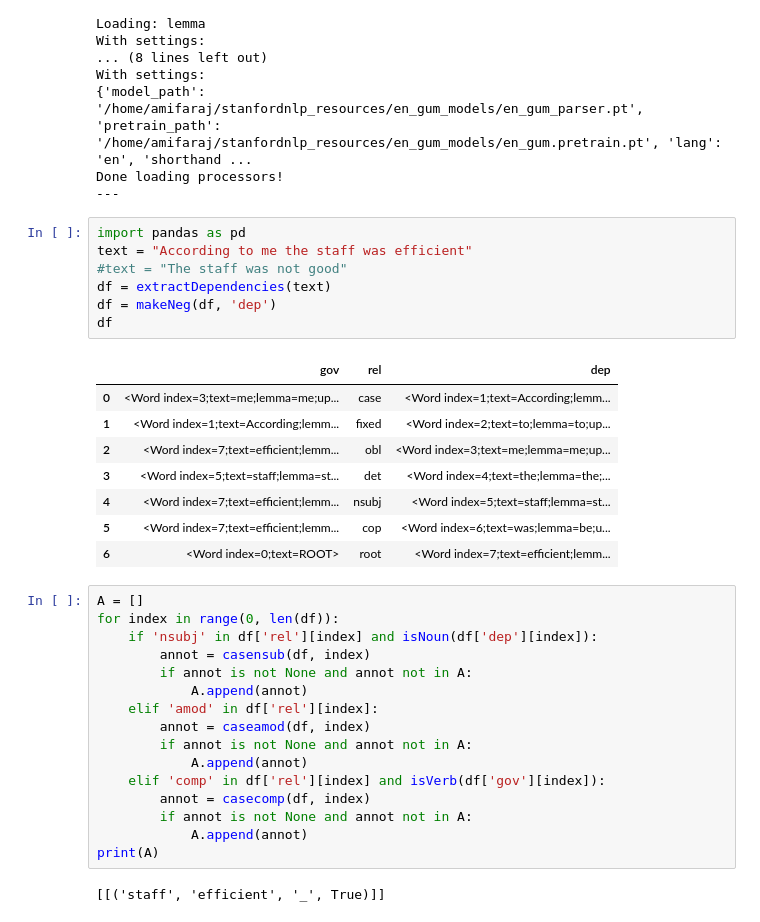
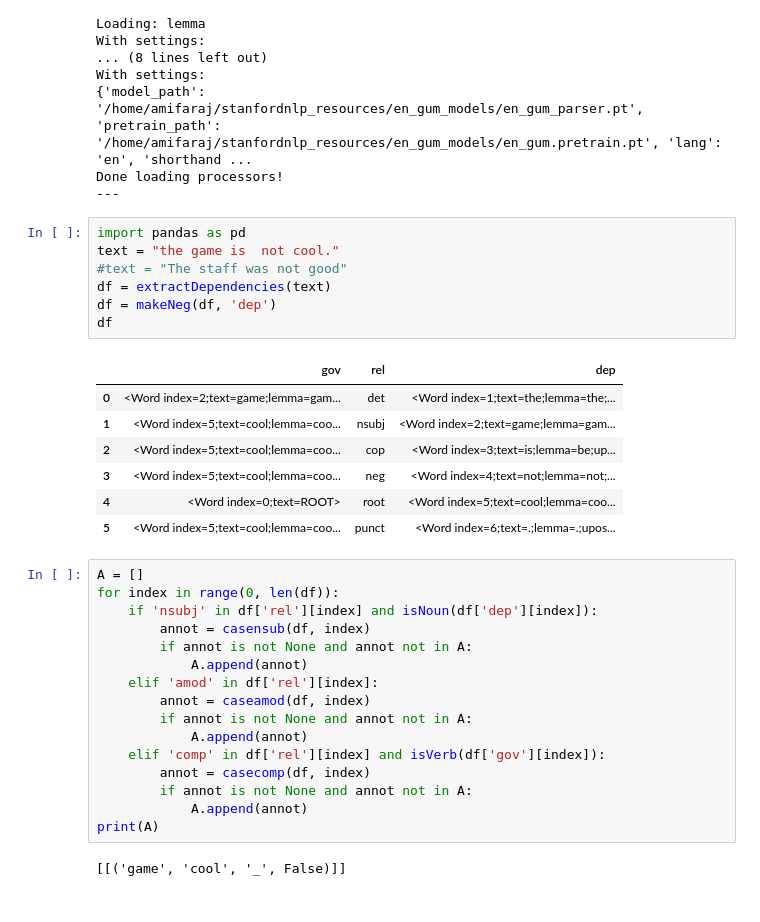
Before and after one commit to amprova/WE_research, a Jupyter notebook: aspect.ipynb, the cells around one changed output. Drawn from its saved outputs; the diff is of its cells as text.

```diff
--- a/aspect.ipynb
+++ b/aspect.ipynb
@@ -472,20 +472,19 @@ Done loading processors!
 ---
 # %%
 import pandas as pd
-text = "According to me the staff was efficient"
+text = "the game is  not cool."
 #text = "The staff was not good"
 df = extractDependencies(text)
 df = makeNeg(df, 'dep')
 df
 # %% [output]
 |  | gov | rel | dep |
-| 0 | <Word index=3;text=me;lemma=me;up... | case | <Word index=1;text=According;lemm... |
-| 1 | <Word index=1;text=According;lemm... | fixed | <Word index=2;text=to;lemma=to;up... |
-| 2 | <Word index=7;text=efficient;lemm... | obl | <Word index=3;text=me;lemma=me;up... |
-| 3 | <Word index=5;text=staff;lemma=st... | det | <Word index=4;text=the;lemma=the;... |
-| 4 | <Word index=7;text=efficient;lemm... | nsubj | <Word index=5;text=staff;lemma=st... |
-| 5 | <Word index=7;text=efficient;lemm... | cop | <Word index=6;text=was;lemma=be;u... |
-| 6 | <Word index=0;text=ROOT> | root | <Word index=7;text=efficient;lemm... |
+| 0 | <Word index=2;text=game;lemma=gam... | det | <Word index=1;text=the;lemma=the;... |
+| 1 | <Word index=5;text=cool;lemma=coo... | nsubj | <Word index=2;text=game;lemma=gam... |
+| 2 | <Word index=5;text=cool;lemma=coo... | cop | <Word index=3;text=is;lemma=be;up... |
+| 3 | <Word index=5;text=cool;lemma=coo... | neg | <Word index=4;text=not;lemma=not;... |
+| 4 | <Word index=0;text=ROOT> | root | <Word index=5;text=cool;lemma=coo... |
+| 5 | <Word index=5;text=cool;lemma=coo... | punct | <Word index=6;text=.;lemma=.;upos... |
 # %%
 A = []
 for index in range(0, len(df)):
@@ -503,4 +502,4 @@ for index in range(0, len(df)):
             A.append(annot)
 print(A)
 # %% [output]
-[[('staff', 'efficient', '_', True)]]
+[[('game', 'cool', '_', False)]]
```
Also changed, not shown: parts of 4 cells of this notebook, 2 other files.
